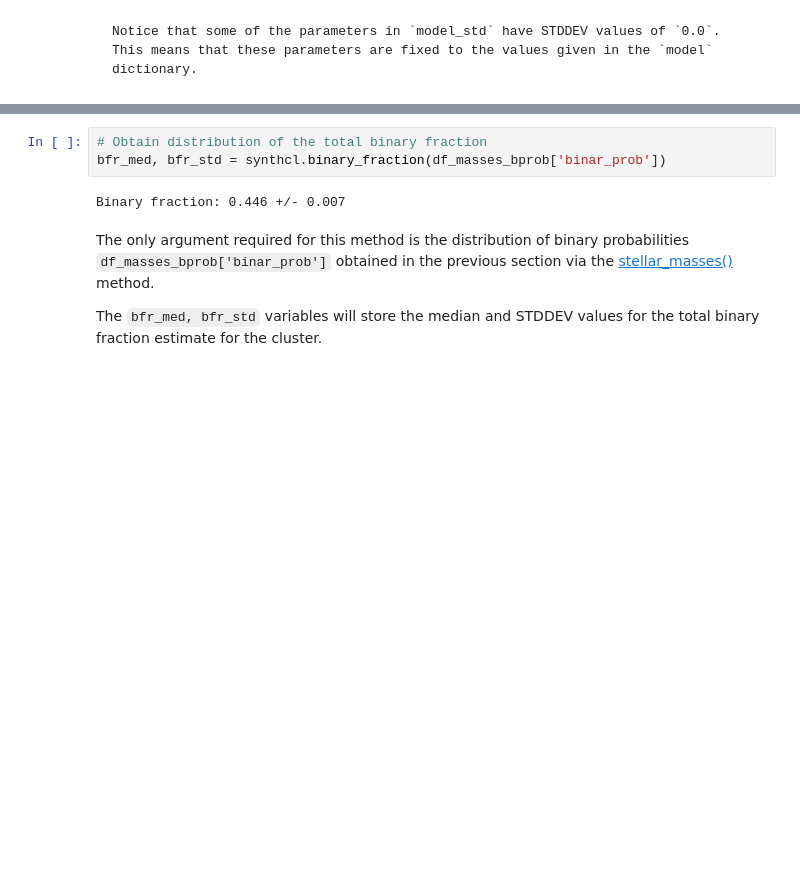
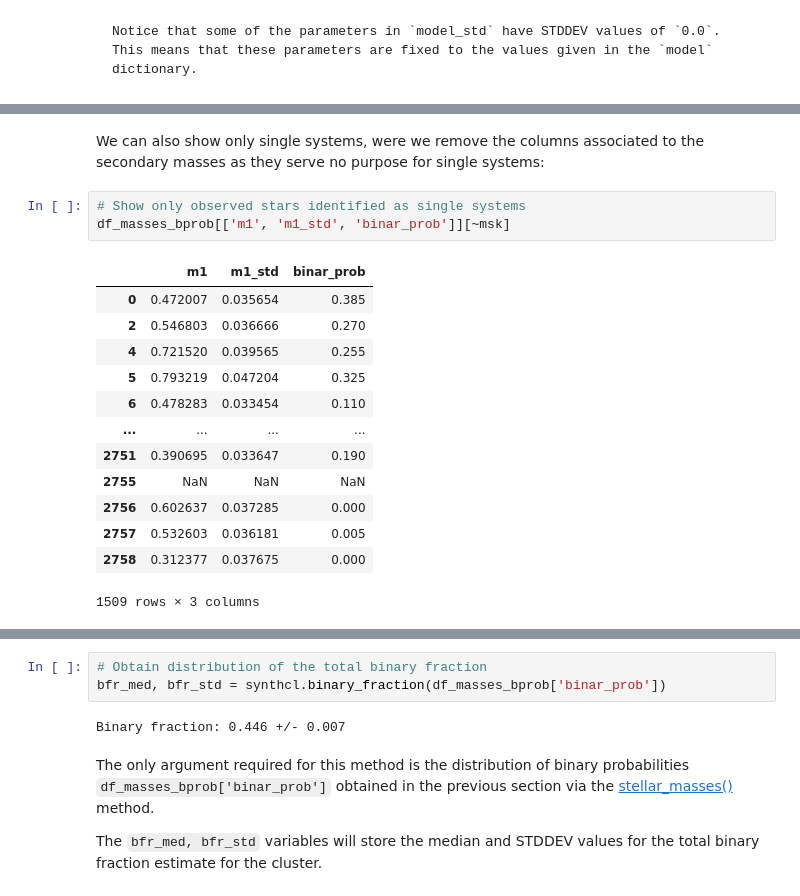
Before and after one commit to asteca/ASteCA, a Jupyter notebook: docs/contents/masses_bfr.ipynb, the cells around one changed output, grey strips where cells are left out. Saved outputs shown, nothing was run; the diff lists cells and outputs as text; blank space fills up the shorter version.

```diff
--- a/docs/contents/masses_bfr.ipynb
+++ b/docs/contents/masses_bfr.ipynb
@@ -140,0 +154,19 @@ If an observed star has `binar_prob=0`, i.e. a zero probability of being a binar
+# %% [markdown]
+We can also show only single systems, were we remove the columns associated to the secondary masses as they serve no purpose for single systems:
+# %%
+# Show only observed stars identified as single systems
+df_masses_bprob[['m1', 'm1_std', 'binar_prob']][~msk]
+# %% [output]
+|  | m1 | m1_std | binar_prob |
+| 0 | 0.472007 | 0.035654 | 0.385 |
+| 2 | 0.546803 | 0.036666 | 0.270 |
+| 4 | 0.721520 | 0.039565 | 0.255 |
+| 5 | 0.793219 | 0.047204 | 0.325 |
+| 6 | 0.478283 | 0.033454 | 0.110 |
+| ... | ... | ... | ... |
+| 2751 | 0.390695 | 0.033647 | 0.190 |
+| 2755 | NaN | NaN | NaN |
+| 2756 | 0.602637 | 0.037285 | 0.000 |
+| 2757 | 0.532603 | 0.036181 | 0.005 |
+| 2758 | 0.312377 | 0.037675 | 0.000 |
+1509 rows × 3 columns
```
Also changed, not shown: parts of 15 cells of this notebook, 1 other file.
